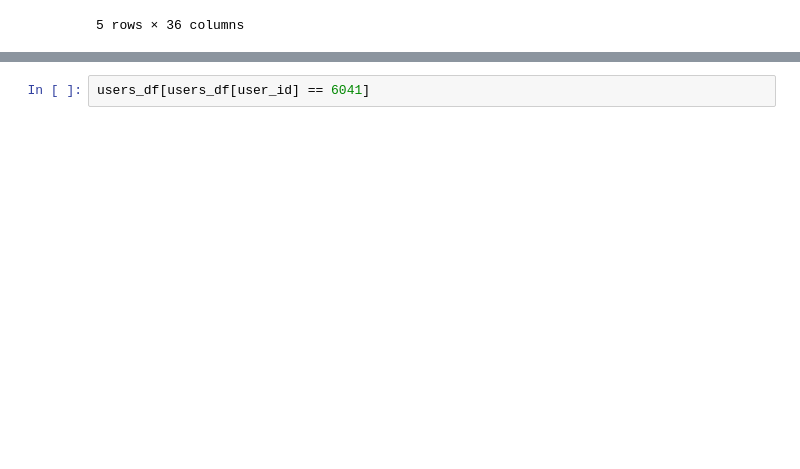
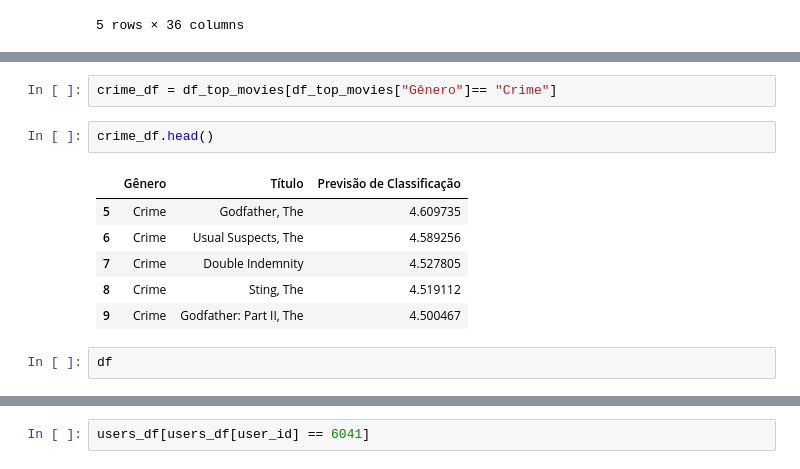
Before and after one commit to luiz-bim/movie-recomendation-system, a Jupyter notebook: ia-analisys.ipynb, the cells around one changed output, grey strips where cells are left out. Cells and saved outputs as stored; diff of their text form; blank space fills up the shorter version.

```diff
--- a/ia-analisys.ipynb
+++ b/ia-analisys.ipynb
@@ -636,3 +680,16 @@ df_top_movies.head()
+# %%
+crime_df = df_top_movies[df_top_movies["Gênero"]== "Crime"]
+# %%
+crime_df.head()
+# %% [output]
+|  | Gênero | Título | Previsão de Classificação |
+| 5 | Crime | Godfather, The | 4.609735 |
+| 6 | Crime | Usual Suspects, The | 4.589256 |
+| 7 | Crime | Double Indemnity | 4.527805 |
+| 8 | Crime | Sting, The | 4.519112 |
+| 9 | Crime | Godfather: Part II, The | 4.500467 |
+# %%
+df
 # %%
 from flask import Flask, render_template, request, redirect, url_for
 import pandas as pd
```
Also changed, not shown: parts of 3 cells of this notebook, 25 other files.
